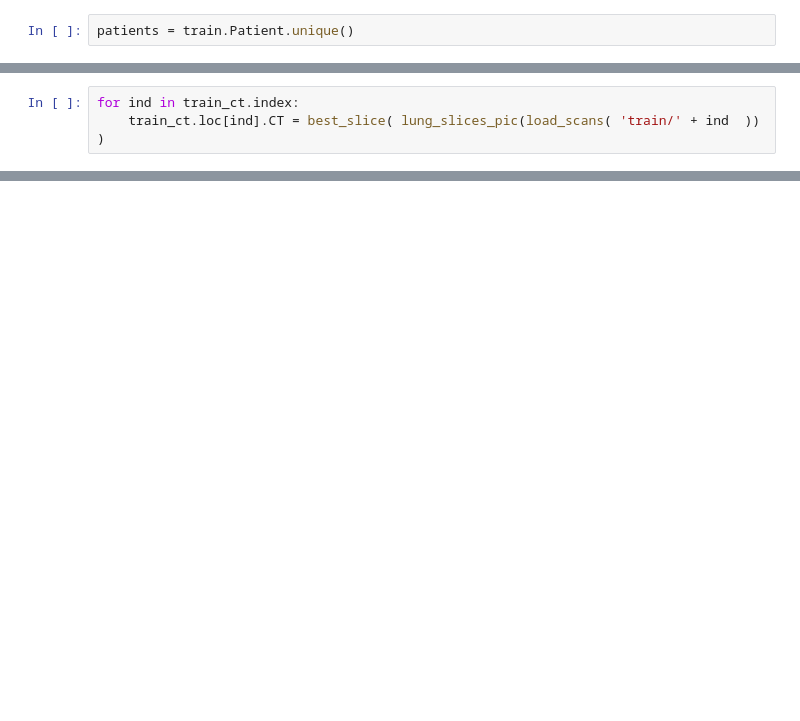
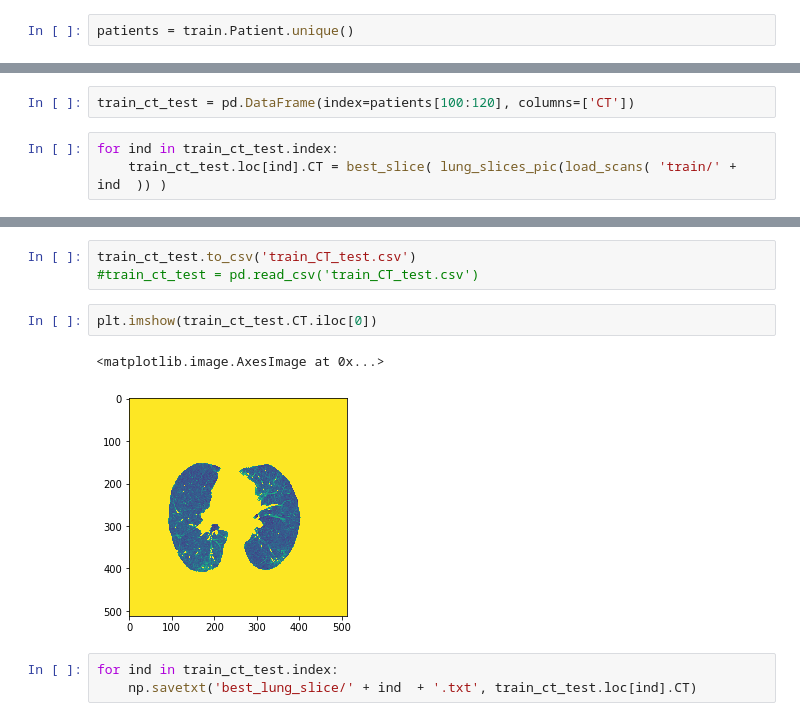
Before and after one commit to EdMDias/OSIC_kaggle_project, a Jupyter notebook: largest_slice_of_lung.ipynb, the cells around one changed output, grey strips where cells are left out. Drawn from its saved outputs; the diff is of its cells as text; blank space fills up the shorter version.

```diff
--- a/largest_slice_of_lung.ipynb
+++ b/largest_slice_of_lung.ipynb
@@ -62,3 +63,5 @@ train_ct = train_ct.drop(index = ['ID00011637202177653955184', 'ID00026637202179
+# %%
+train_ct_test = pd.DataFrame(index=patients[100:120], columns=['CT'])
 # %%
-for ind in train_ct.index:
-    train_ct.loc[ind].CT = best_slice( lung_slices_pic(load_scans( 'train/' + ind  )) )
+for ind in train_ct_test.index:
+    train_ct_test.loc[ind].CT = best_slice( lung_slices_pic(load_scans( 'train/' + ind  )) )
@@ -72,0 +79,11 @@ NameError: name 'train_ct' is not defined
+# %%
+train_ct_test.to_csv('train_CT_test.csv')
+#train_ct_test = pd.read_csv('train_CT_test.csv')
+# %%
+plt.imshow(train_ct_test.CT.iloc[0])
+# %% [output]
+<matplotlib.image.AxesImage at 0x...>
+[figure, added]
+# %%
+for ind in train_ct_test.index:
+    np.savetxt('best_lung_slice/' + ind  + '.txt', train_ct_test.loc[ind].CT)
```
Also changed, not shown: parts of 13 cells of this notebook, 4 other files.
